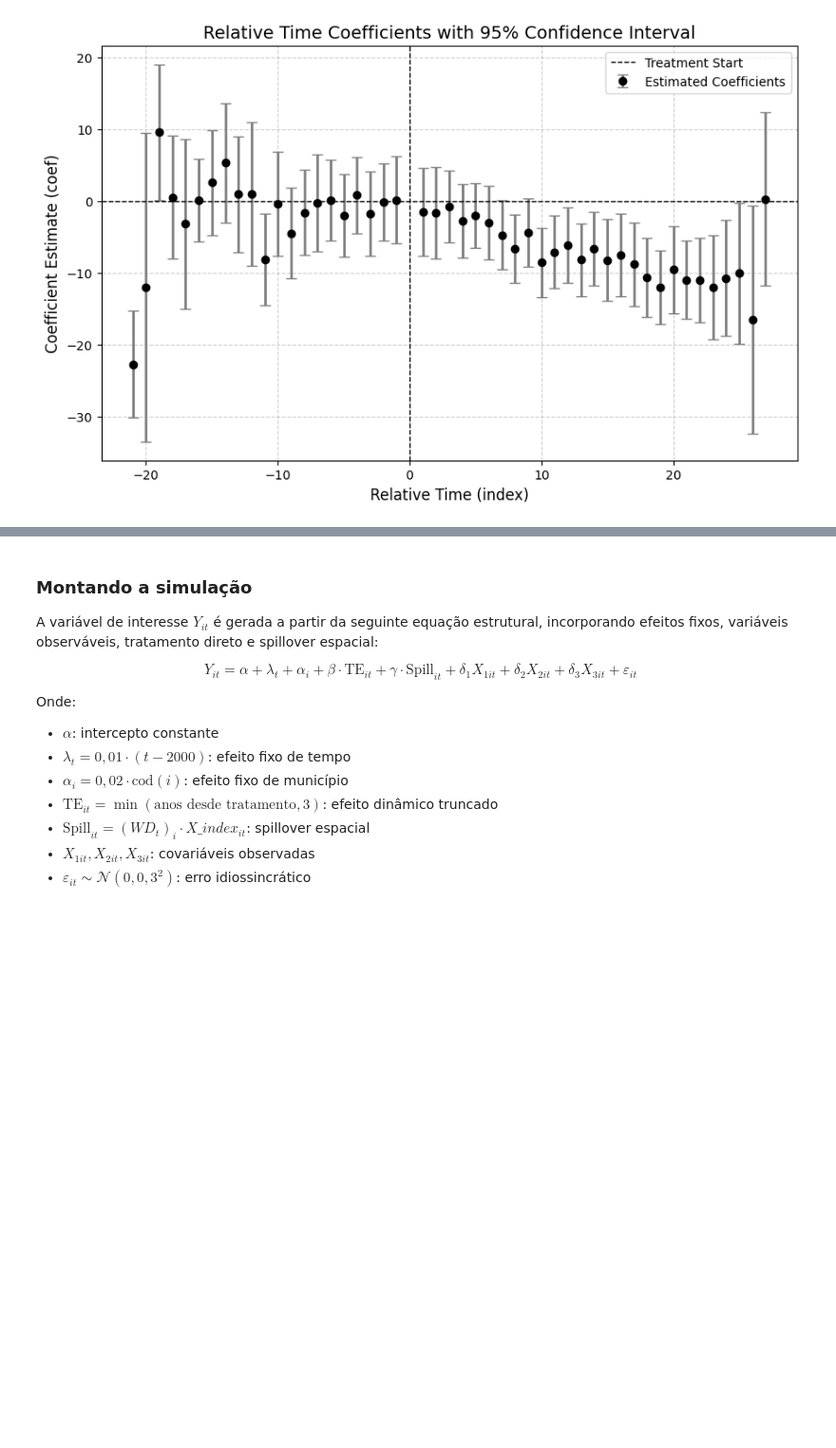
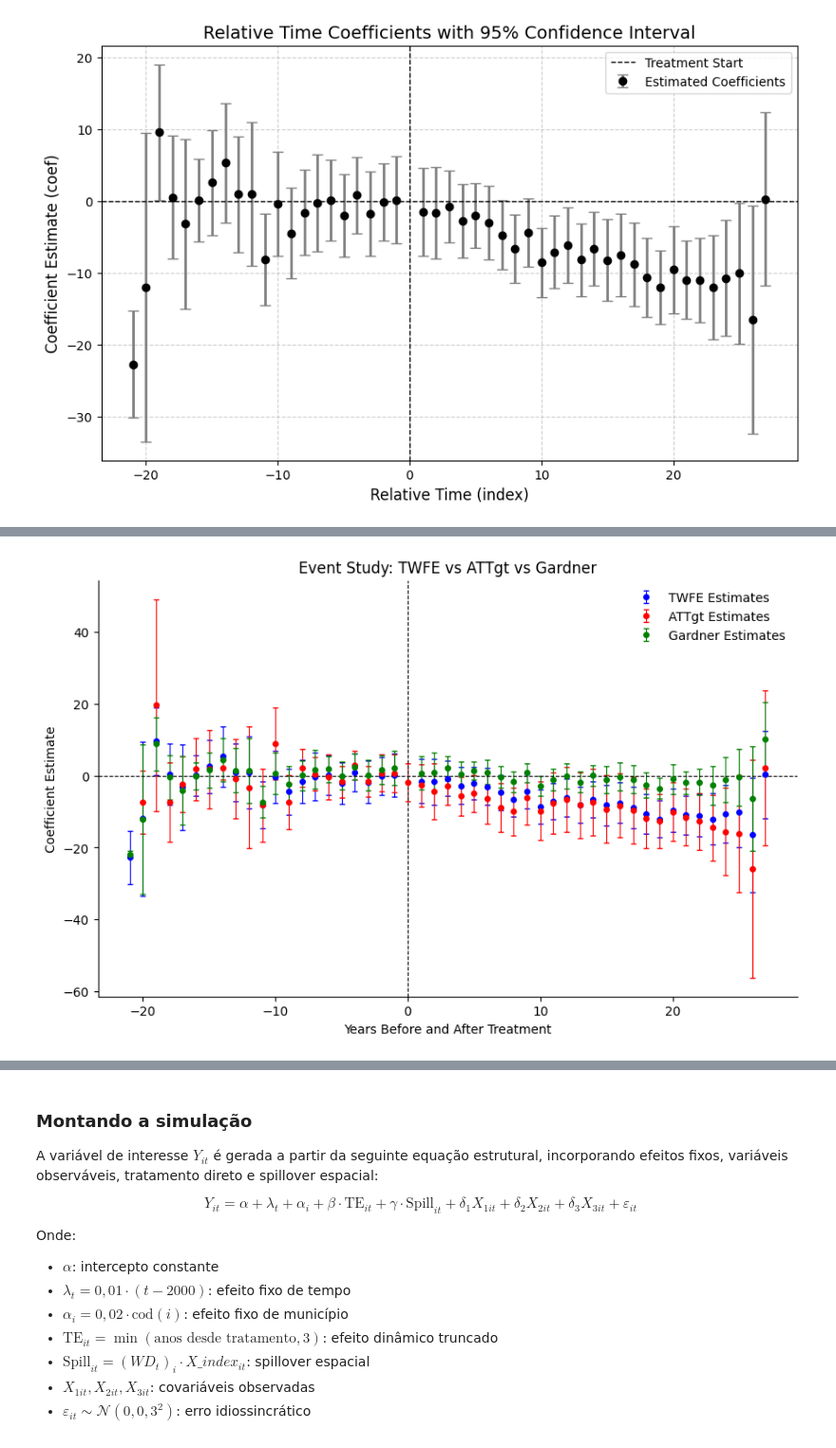
Before and after one commit to Daniel-Uhr/Estimators, a Jupyter notebook: 01_ATTgt_DML.ipynb, the cells around one changed output, grey strips where cells are left out. Shown at 95% size. Cells and saved outputs as stored; diff of their text form; code cells hidden in the pictures; blank space fills up the shorter version.

```diff
--- a/01_ATTgt_DML.ipynb
+++ b/01_ATTgt_DML.ipynb
@@ -184,0 +501,47 @@ panel = df.copy()
+# %%
+# --- Preparar os dados do TWFE ---
+twfe_plot = est[['index', 'coef', 'lower', 'upper']].copy()
+twfe_plot.columns = ['relative_period', 'coef', 'lower', 'upper']
+twfe_plot['model'] = 'TWFE'
+
+# --- Preparar os dados do ATTgt ---
+attgt_plot = es_attgt_res_clean[['relative_period', 'ATT', 'lower', 'upper']].copy()
+attgt_plot.columns = ['relative_period', 'coef', 'lower', 'upper']
+attgt_plot['model'] = 'ATTgt'
+
+# --- Preparar os dados do Gardner ---
+gardner_plot = tabela[['reltime', 'coef', 'lower', 'upper']].copy()
+gardner_plot.columns = ['relative_period', 'coef', 'lower', 'upper']
+gardner_plot['model'] = 'Gardner'
+
+# --- Unir os três ---
+combined = pd.concat([twfe_plot, attgt_plot, gardner_plot], ignore_index=True)
+
+# --- Plot ---
+plt.figure(figsize=(10, 6))
+
+# Plotar cada modelo com cor diferente
+for model, color in zip(['TWFE', 'ATTgt', 'Gardner'], ['blue', 'red', 'green']):
+    subset = combined[combined['model'] == model]
+    plt.errorbar(
+        subset['relative_period'],
+        subset['coef'],
+        yerr=[subset['coef'] - subset['lower'], subset['upper'] - subset['coef']],
+        fmt='o', markersize=4, color=color, elinewidth=0.8, capsize=2,
+        label=f'{model} Estimates'
+    )
+
+# Linhas de referência
+plt.axhline(0, color='black', linestyle='--', linewidth=0.8)
+plt.axvline(0, color='black', linestyle='--', linewidth=0.8)
+
+# Títulos e rótulos
+plt.title('Event Study: TWFE vs ATTgt vs Gardner', fontsize=12)
+plt.xlabel('Years Before and After Treatment', fontsize=10)
+plt.ylabel('Coefficient Estimate', fontsize=10)
+plt.legend(frameon=False, fontsize=10)
+sns.despine()
+
+plt.show()
+# %% [output]
+[figure, added]
```
Also changed, not shown: parts of 65 cells of this notebook.
